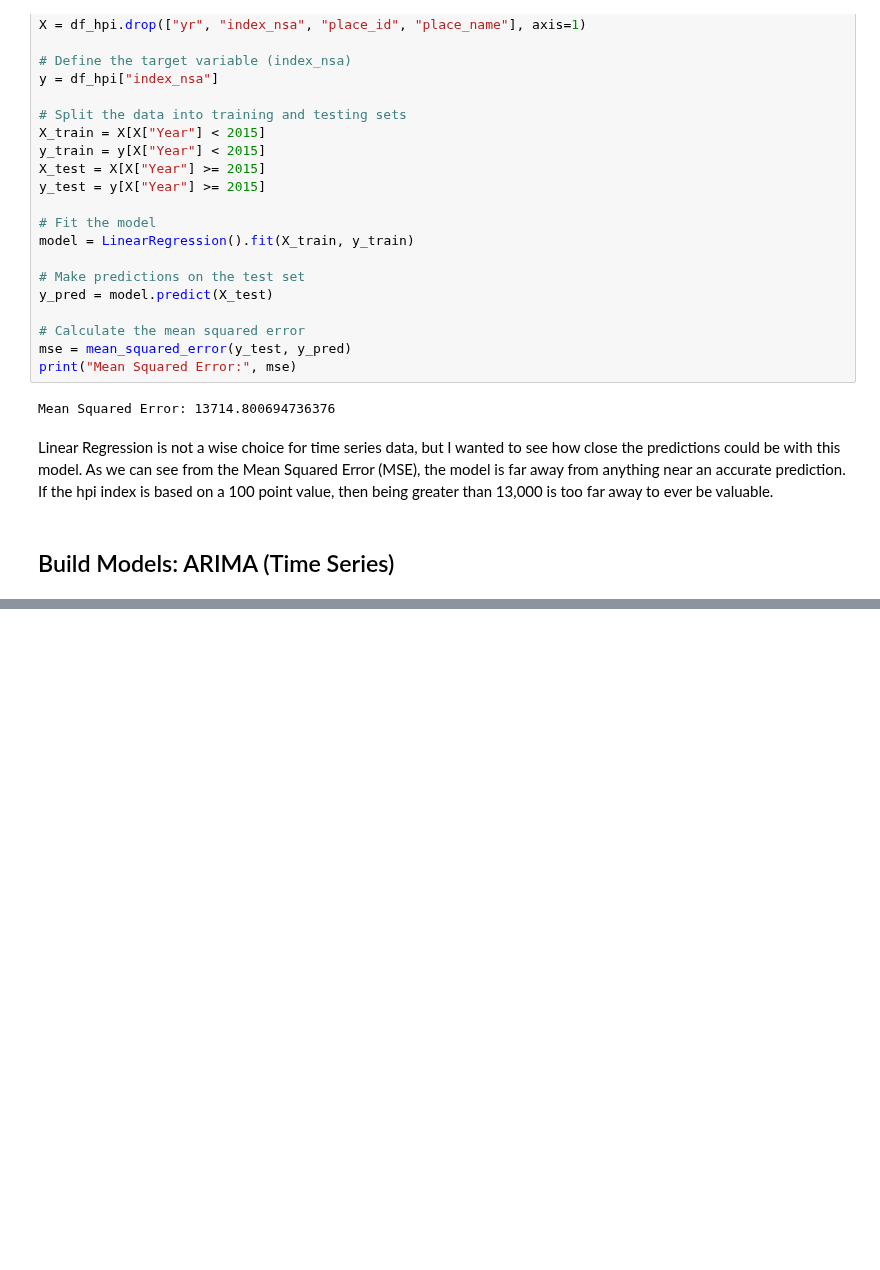
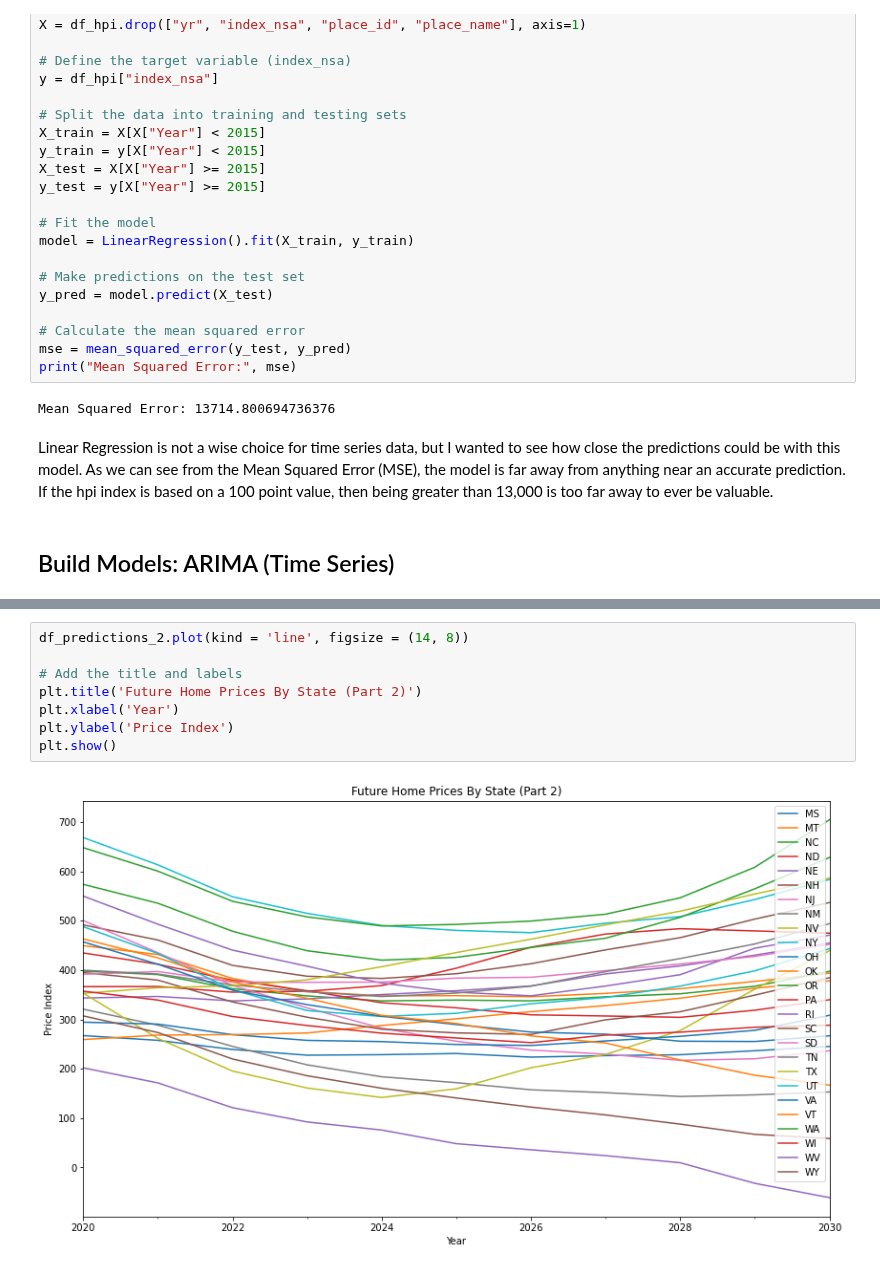
Before and after one commit to joshgreenert/Python-Projects, a Jupyter notebook: Applied Data Science/Project_1_Housing_Market_Predictions/PR 1 Milestone 2 Code GreenertJ.ipynb, the cells around one changed output, grey strips where cells are left out. Saved outputs shown, nothing was run; the diff lists cells and outputs as text; blank space fills up the shorter version.

```diff
--- a/Applied Data Science/Project_1_Housing_Market_Predictions/PR 1 Milestone 2 Code GreenertJ.ipynb
+++ b/Applied Data Science/Project_1_Housing_Market_Predictions/PR 1 Milestone 2 Code GreenertJ.ipynb
@@ -262,0 +283,10 @@ predictions_df.head(11)
+# %%
+df_predictions_2.plot(kind = 'line', figsize = (14, 8))
+
+# Add the title and labels
+plt.title('Future Home Prices By State (Part 2)')
+plt.xlabel('Year')
+plt.ylabel('Price Index')
+plt.show()
+# %% [output]
+[figure, added]
```
Also changed, not shown: parts of 4 cells of this notebook.
